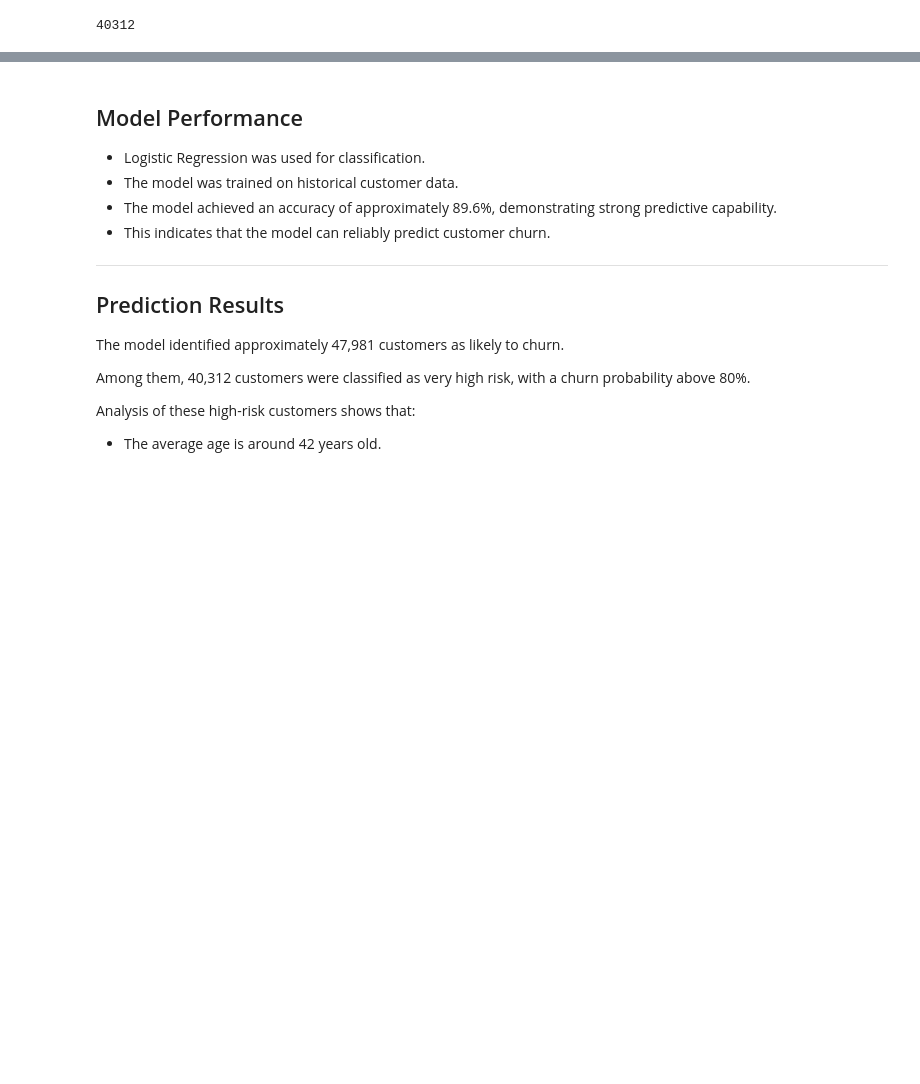
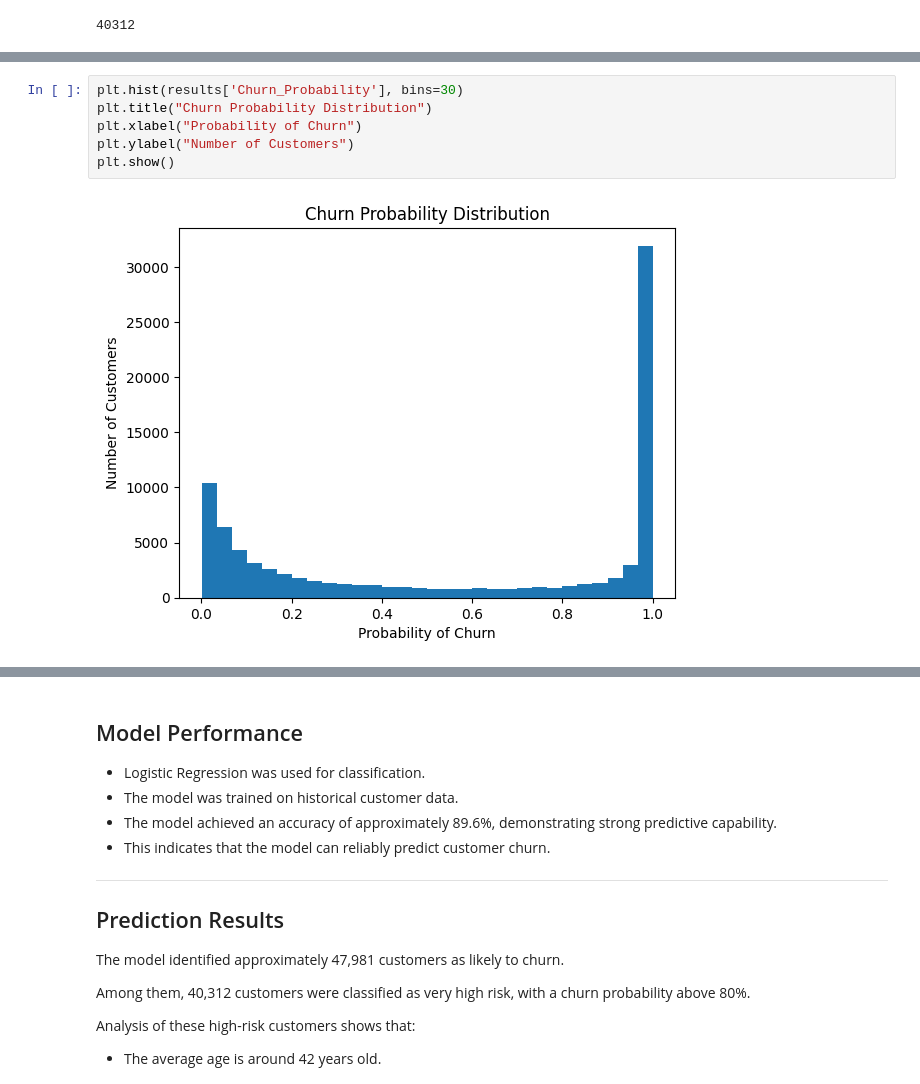
Before and after one commit to GeorgiaKementzetzidou/customer-churn-prediction, a Jupyter notebook: Customer_Churn_Prediction_using_Machine_Learning.ipynb, the cells around one changed output, grey strips where cells are left out. Cells and saved outputs as stored; diff of their text form; blank space fills up the shorter version.

```diff
--- a/Customer_Churn_Prediction_using_Machine_Learning.ipynb
+++ b/Customer_Churn_Prediction_using_Machine_Learning.ipynb
@@ -237,0 +250,8 @@ len(high_risk)
+# %%
+plt.hist(results['Churn_Probability'], bins=30)
+plt.title("Churn Probability Distribution")
+plt.xlabel("Probability of Churn")
+plt.ylabel("Number of Customers")
+plt.show()
+# %% [output]
+[figure, added]
```
Also changed, not shown: parts of 3 cells of this notebook.
